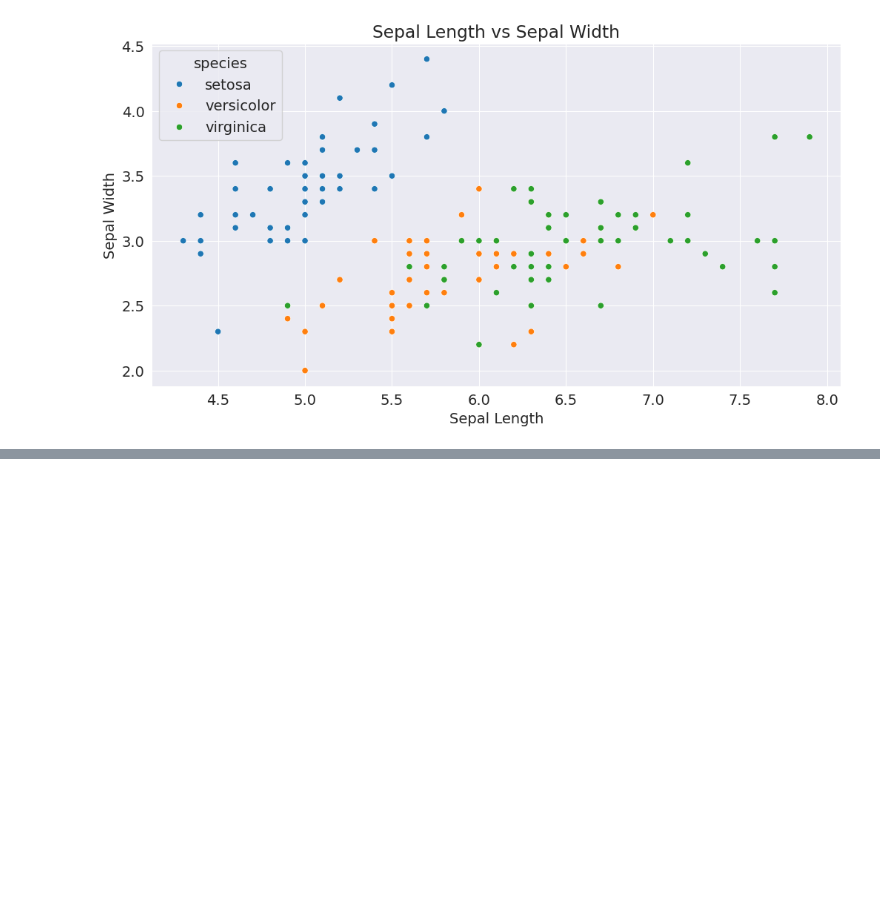
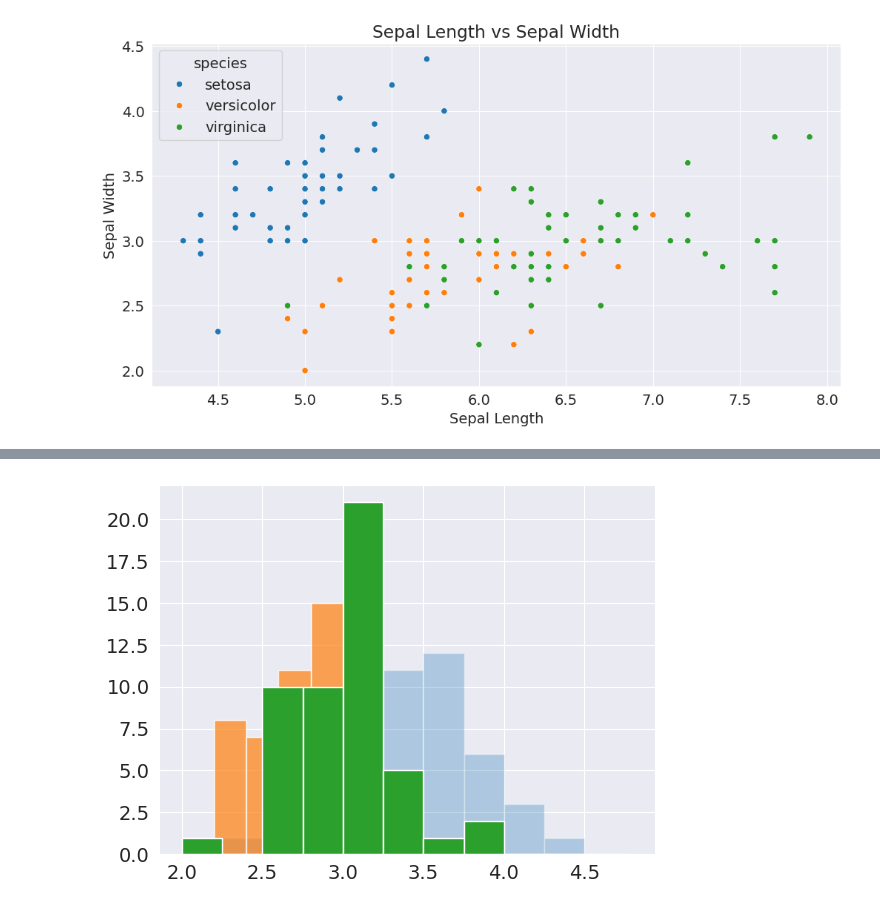
Before and after one commit to pramodreddypandiri/DA, a Jupyter notebook: DA.ipynb, the cells around one changed output, grey strips where cells are left out. Drawn from its saved outputs; the diff is of its cells as text; code cells hidden in the pictures; blank space fills up the shorter version.

```diff
--- a/DA.ipynb
+++ b/DA.ipynb
@@ -144,0 +163,7 @@ sns.scatterplot(x='sepal_length', y='sepal_width',hue='species', data=flowers_df
+# %%
+plt.hist(setosa_df.sepal_width, alpha=0.3, bins= np.arange(2,5,0.25));
+plt.hist(versicolor_df.sepal_width, alpha=0.7, bins= np.arange(2,5,0.2));
+plt.hist(virginica_df.sepal_width, alpha=1, bins= np.arange(2,5,0.25));
+#
+# %% [output]
+[figure, added]
```
Also changed, not shown: parts of 4 cells of this notebook.
